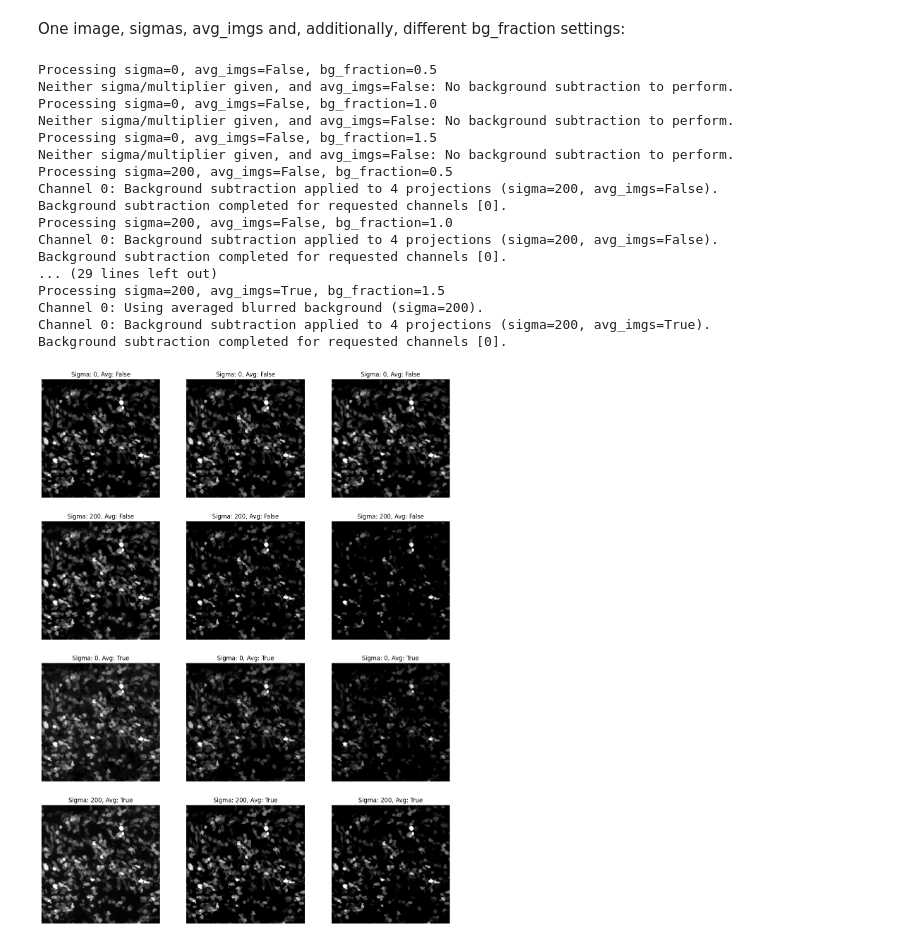
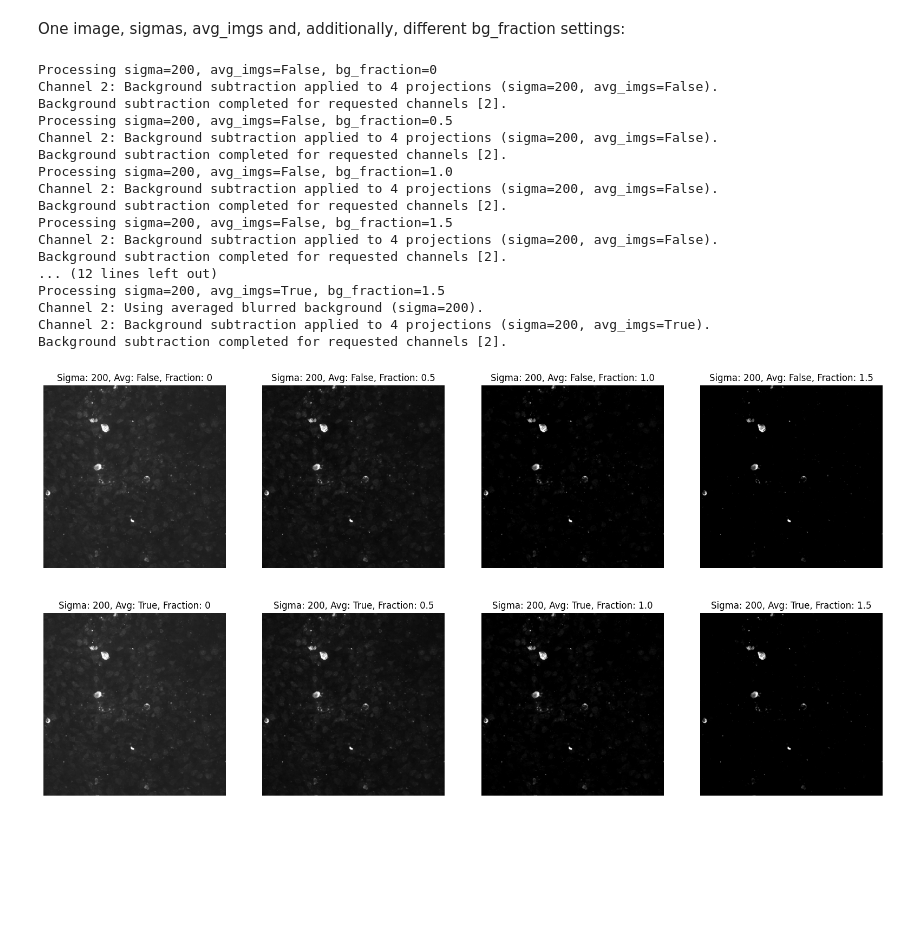
Before and after one commit to quasar1357/ivi-imaging, a Jupyter notebook: notebooks/vetsuisse25_CA_bg-reduction-tests_ALI_local.ipynb, the cells around one changed output. Cells and saved outputs as stored; diff of their text form; code cells hidden in the pictures; blank space fills up the shorter version.

```diff
--- a/notebooks/vetsuisse25_CA_bg-reduction-tests_ALI_local.ipynb
+++ b/notebooks/vetsuisse25_CA_bg-reduction-tests_ALI_local.ipynb
@@ -120,39 +120,39 @@ Background subtraction completed for requested channels [0].
 # %% [markdown]
 One image, sigmas, avg_imgs and, additionally, different bg_fraction settings:
 # %%
-sigmas = [s for s in range(0, 300, 200)]
-fractions = [0.5, 1.0, 1.5]
-channel = 0
-image = 0
+sigmas = [200]
+fractions = [0, 0.5, 1.0, 1.5]
+channel = 2
+image = 1
 
 fig, ax = plt.subplots(2*len(sigmas), len(fractions), figsize=(5*len(fractions), 5*2*len(sigmas)))
 
 for avg in [False, True]:
      for i, sigma in enumerate(sigmas):
         for j in range(len(fractions)):
             print(f"Processing sigma={sigma}, avg_imgs={avg}, bg_fraction={fractions[j]}")
             ca.subtract_background_on_projections(channels=[channel], sigma=sigma, multiplier=None, avg_imgs=avg, bg_fraction=fractions[j], overwrite=True)
             im_ch = ca.projections[image][channel]
             row = avg * len(sigmas) + i
             ax[row, j].imshow(im_ch, cmap='gray', vmin=display_range[0], vmax=display_range[1])
             ax[row, j].set_title(f"Sigma: {sigma}, Avg: {avg}, Fraction: {fractions[j]}")
             ax[row, j].axis('off')
 # %% [output]
-Processing sigma=0, avg_imgs=False, bg_fraction=0.5
-Neither sigma/multiplier given, and avg_imgs=False: No background subtraction to perform.
-Processing sigma=0, avg_imgs=False, bg_fraction=1.0
-Neither sigma/multiplier given, and avg_imgs=False: No background subtraction to perform.
-Processing sigma=0, avg_imgs=False, bg_fraction=1.5
-Neither sigma/multiplier given, and avg_imgs=False: No background subtraction to perform.
+Processing sigma=200, avg_imgs=False, bg_fraction=0
+Channel 2: Background subtraction applied to 4 projections (sigma=200, avg_imgs=False).
+Background subtraction completed for requested channels [2].
 Processing sigma=200, avg_imgs=False, bg_fraction=0.5
-Channel 0: Background subtraction applied to 4 projections (sigma=200, avg_imgs=False).
-Background subtraction completed for requested channels [0].
+Channel 2: Background subtraction applied to 4 projections (sigma=200, avg_imgs=False).
+Background subtraction completed for requested channels [2].
 Processing sigma=200, avg_imgs=False, bg_fraction=1.0
-Channel 0: Background subtraction applied to 4 projections (sigma=200, avg_imgs=False).
-Background subtraction completed for requested channels [0].
-... (29 lines left out)
+Channel 2: Background subtraction applied to 4 projections (sigma=200, avg_imgs=False).
+Background subtraction completed for requested channels [2].
+Processing sigma=200, avg_imgs=False, bg_fraction=1.5
+Channel 2: Background subtraction applied to 4 projections (sigma=200, avg_imgs=False).
+Background subtraction completed for requested channels [2].
+... (12 lines left out)
 Processing sigma=200, avg_imgs=True, bg_fraction=1.5
-Channel 0: Using averaged blurred background (sigma=200).
-Channel 0: Background subtraction applied to 4 projections (sigma=200, avg_imgs=True).
-Background subtraction completed for requested channels [0].
+Channel 2: Using averaged blurred background (sigma=200).
+Channel 2: Background subtraction applied to 4 projections (sigma=200, avg_imgs=True).
+Background subtraction completed for requested channels [2].
-[figure, old version]
+[figure, new version]
```
Also changed, not shown: 1 other file.
